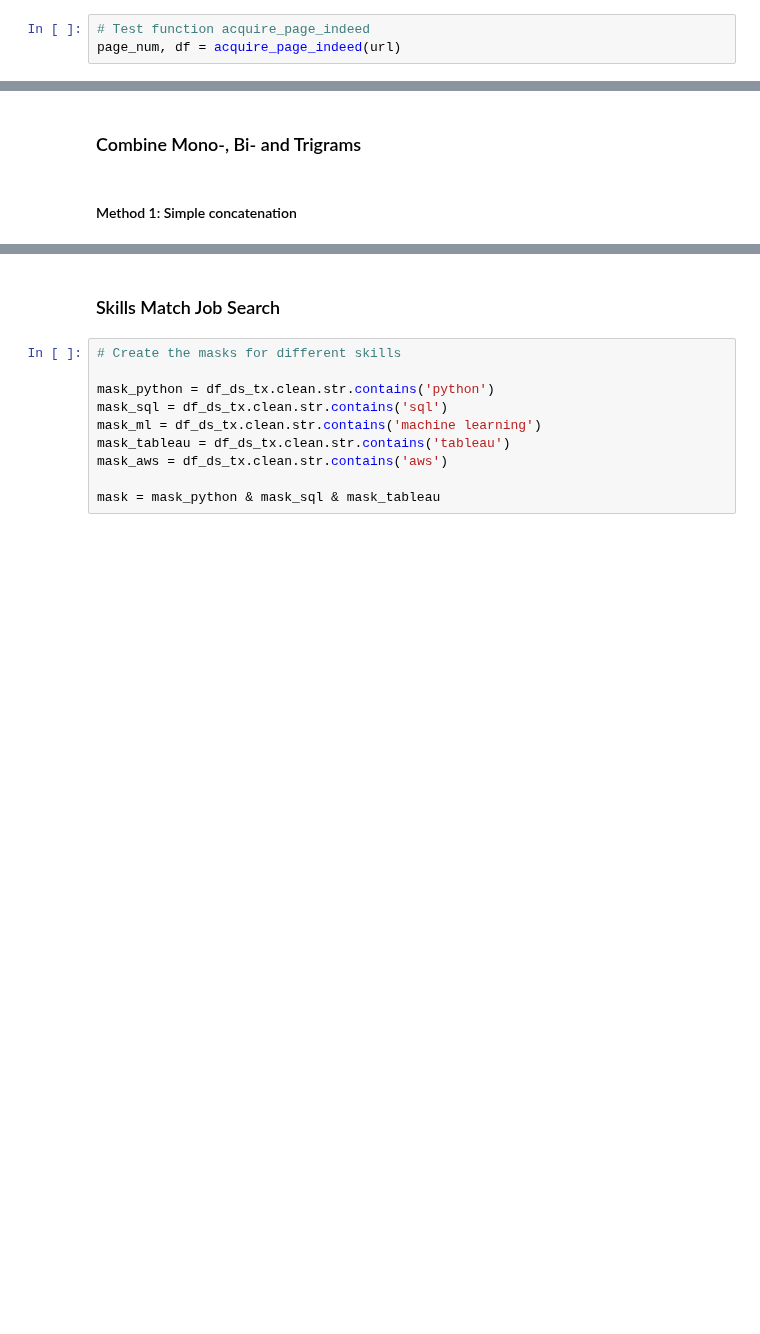
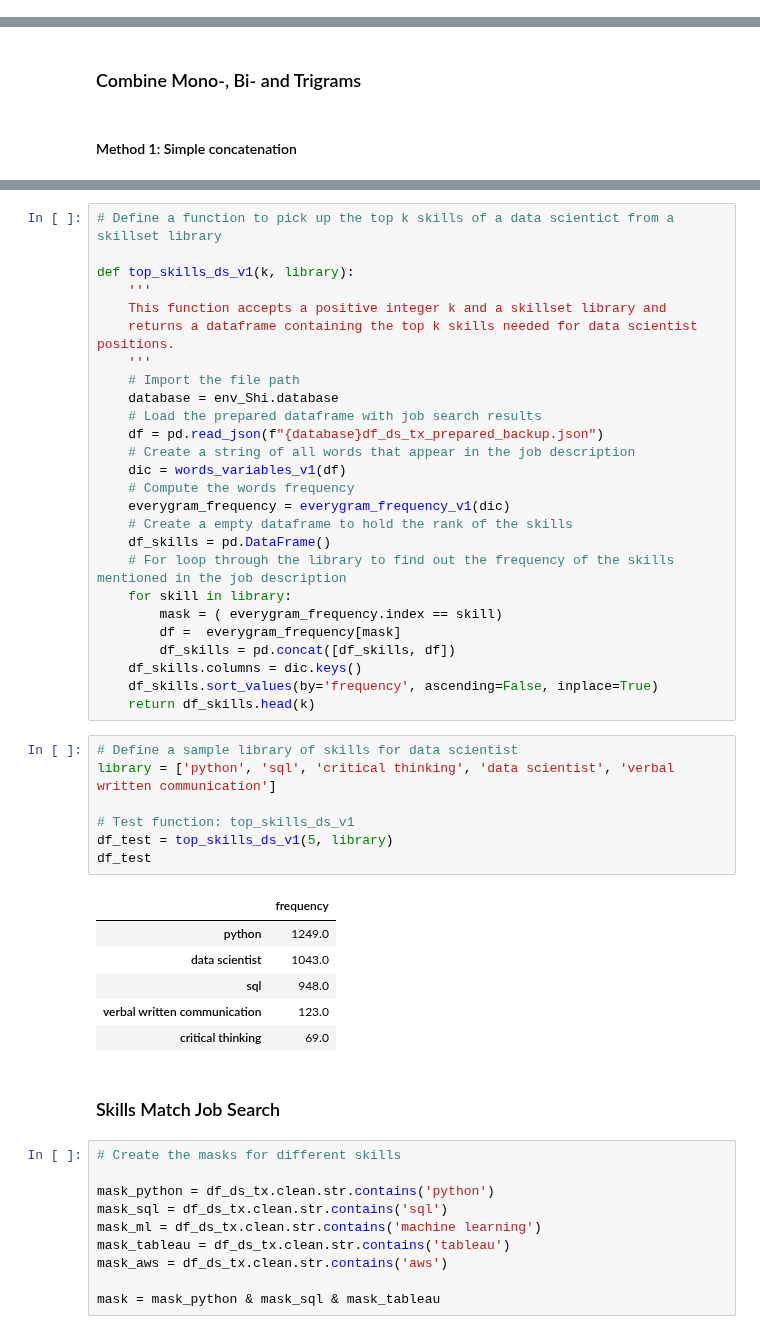
Before and after one commit to Blue-Owl-Data/Job-Search-Dashboard, a Jupyter notebook: notebook/MVP_Shi.ipynb, the cells around one changed output, grey strips where cells are left out. Cells and saved outputs as stored; diff of their text form; blank space fills up the shorter version.

```diff
--- a/notebook/MVP_Shi.ipynb
+++ b/notebook/MVP_Shi.ipynb
@@ -490,9 +349,6 @@ def acquire_page_indeed(url):
          'job_description': descriptions}
     df = pd.DataFrame(d)
     return df
-# %%
-# Test function acquire_page_indeed
-page_num, df = acquire_page_indeed(url)
 # %%
 def jobs_indeed(job_title, location):
     '''
@@ -1367,3 +1123,43 @@ gram_frequency
+# %%
+# Define a function to pick up the top k skills of a data scientict from a skillset library
+
+def top_skills_ds_v1(k, library):
+    '''
+    This function accepts a positive integer k and a skillset library and
+    returns a dataframe containing the top k skills needed for data scientist positions.
+    '''
+    # Import the file path
+    database = env_Shi.database
+    # Load the prepared dataframe with job search results
+    df = pd.read_json(f"{database}df_ds_tx_prepared_backup.json")
+    # Create a string of all words that appear in the job description
+    dic = words_variables_v1(df)
+    # Compute the words frequency
+    everygram_frequency = everygram_frequency_v1(dic)
+    # Create a empty dataframe to hold the rank of the skills
+    df_skills = pd.DataFrame()
+    # For loop through the library to find out the frequency of the skills mentioned in the job description
+    for skill in library:
+        mask = ( everygram_frequency.index == skill)
+        df =  everygram_frequency[mask]
+        df_skills = pd.concat([df_skills, df])
+    df_skills.columns = dic.keys()
+    df_skills.sort_values(by='frequency', ascending=False, inplace=True)
+    return df_skills.head(k)
+# %%
+# Define a sample library of skills for data scientist
+library = ['python', 'sql', 'critical thinking', 'data scientist', 'verbal written communication']
+
+# Test function: top_skills_ds_v1
+df_test = top_skills_ds_v1(5, library)
+df_test
+# %% [output]
+|  | frequency |
+| python | 1249.0 |
+| data scientist | 1043.0 |
+| sql | 948.0 |
+| verbal written communication | 123.0 |
+| critical thinking | 69.0 |
 # %% [markdown]
 ### Skills Match Job Search
 # %%
```
Also changed, not shown: parts of 61 cells of this notebook.
